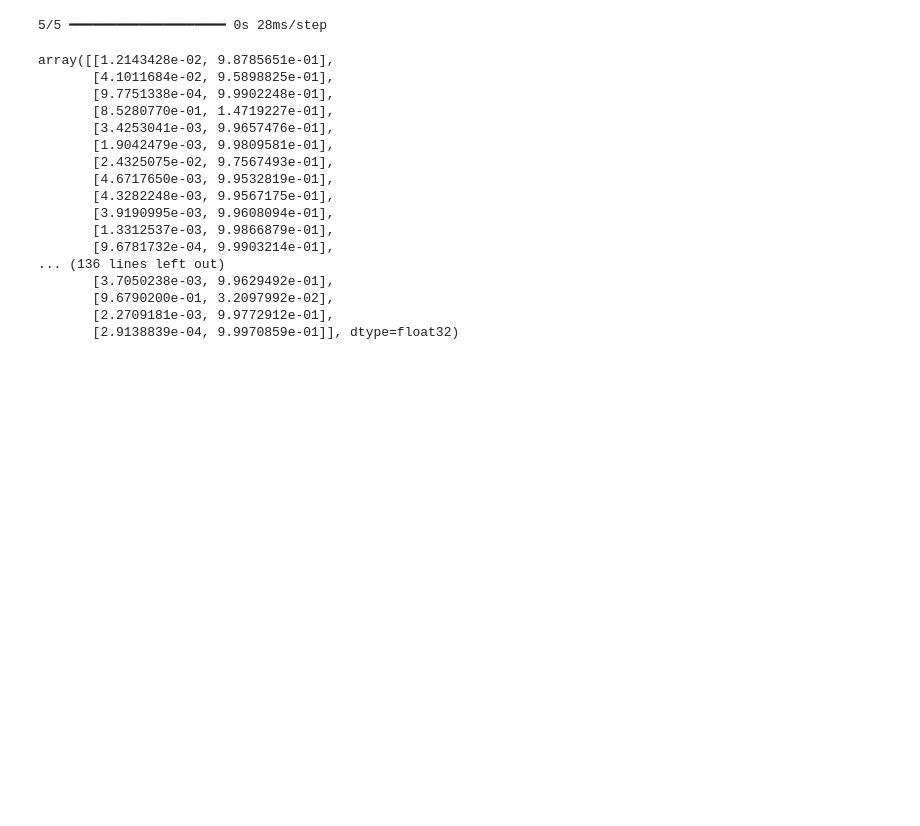
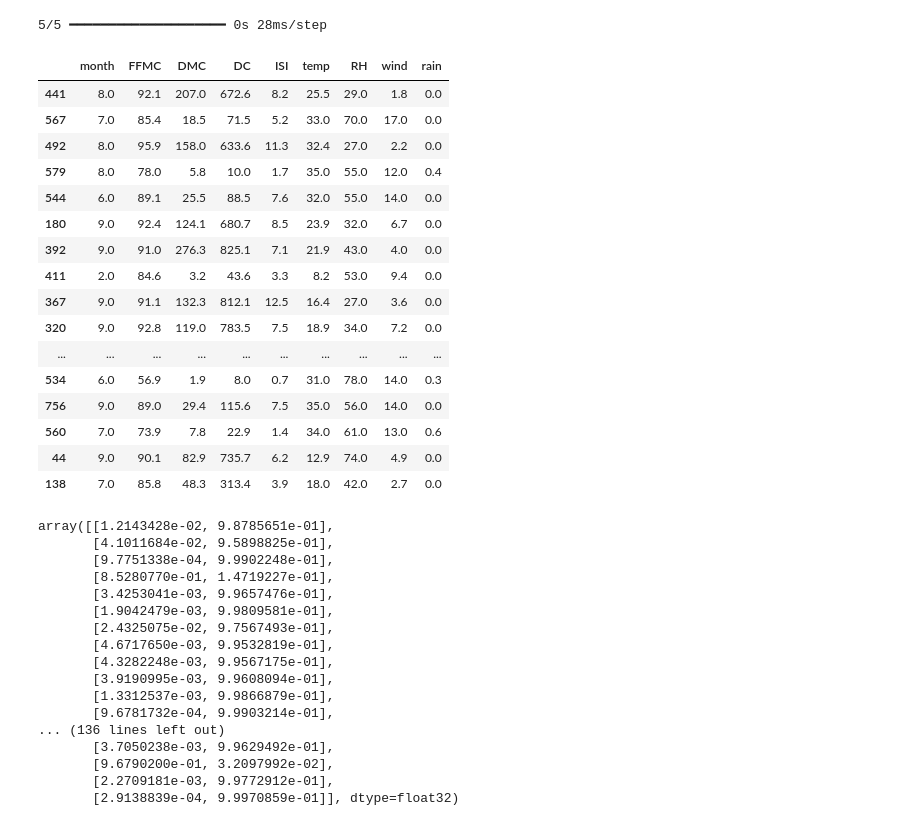
Before and after one commit to TonyTran03/global_fire_detector, a Jupyter notebook: ml_creation/Notebooks/ModelCreator.ipynb, the cells around one changed output. Cells and saved outputs as stored; diff of their text form; code cells hidden in the pictures; blank space fills up the shorter version.

```diff
--- a/ml_creation/Notebooks/ModelCreator.ipynb
+++ b/ml_creation/Notebooks/ModelCreator.ipynb
@@ -413,6 +413,26 @@ X_train
 y_hat = model.predict(X_test)
 # %% [output]
 5/5 ━━━━━━━━━━━━━━━━━━━━ 0s 28ms/step
+# %%
+X_test
+# %% [output]
+|  | month | FFMC | DMC | DC | ISI | temp | RH | wind | rain |
+| 441 | 8.0 | 92.1 | 207.0 | 672.6 | 8.2 | 25.5 | 29.0 | 1.8 | 0.0 |
+| 567 | 7.0 | 85.4 | 18.5 | 71.5 | 5.2 | 33.0 | 70.0 | 17.0 | 0.0 |
+| 492 | 8.0 | 95.9 | 158.0 | 633.6 | 11.3 | 32.4 | 27.0 | 2.2 | 0.0 |
+| 579 | 8.0 | 78.0 | 5.8 | 10.0 | 1.7 | 35.0 | 55.0 | 12.0 | 0.4 |
+| 544 | 6.0 | 89.1 | 25.5 | 88.5 | 7.6 | 32.0 | 55.0 | 14.0 | 0.0 |
+| 180 | 9.0 | 92.4 | 124.1 | 680.7 | 8.5 | 23.9 | 32.0 | 6.7 | 0.0 |
+| 392 | 9.0 | 91.0 | 276.3 | 825.1 | 7.1 | 21.9 | 43.0 | 4.0 | 0.0 |
+| 411 | 2.0 | 84.6 | 3.2 | 43.6 | 3.3 | 8.2 | 53.0 | 9.4 | 0.0 |
+| 367 | 9.0 | 91.1 | 132.3 | 812.1 | 12.5 | 16.4 | 27.0 | 3.6 | 0.0 |
+| 320 | 9.0 | 92.8 | 119.0 | 783.5 | 7.5 | 18.9 | 34.0 | 7.2 | 0.0 |
+| ... | ... | ... | ... | ... | ... | ... | ... | ... | ... |
+| 534 | 6.0 | 56.9 | 1.9 | 8.0 | 0.7 | 31.0 | 78.0 | 14.0 | 0.3 |
+| 756 | 9.0 | 89.0 | 29.4 | 115.6 | 7.5 | 35.0 | 56.0 | 14.0 | 0.0 |
+| 560 | 7.0 | 73.9 | 7.8 | 22.9 | 1.4 | 34.0 | 61.0 | 13.0 | 0.6 |
+| 44 | 9.0 | 90.1 | 82.9 | 735.7 | 6.2 | 12.9 | 74.0 | 4.9 | 0.0 |
+| 138 | 7.0 | 85.8 | 48.3 | 313.4 | 3.9 | 18.0 | 42.0 | 2.7 | 0.0 |
 # %%
 y_hat
 # %% [output]
```
Also changed, not shown: 2 other files.
